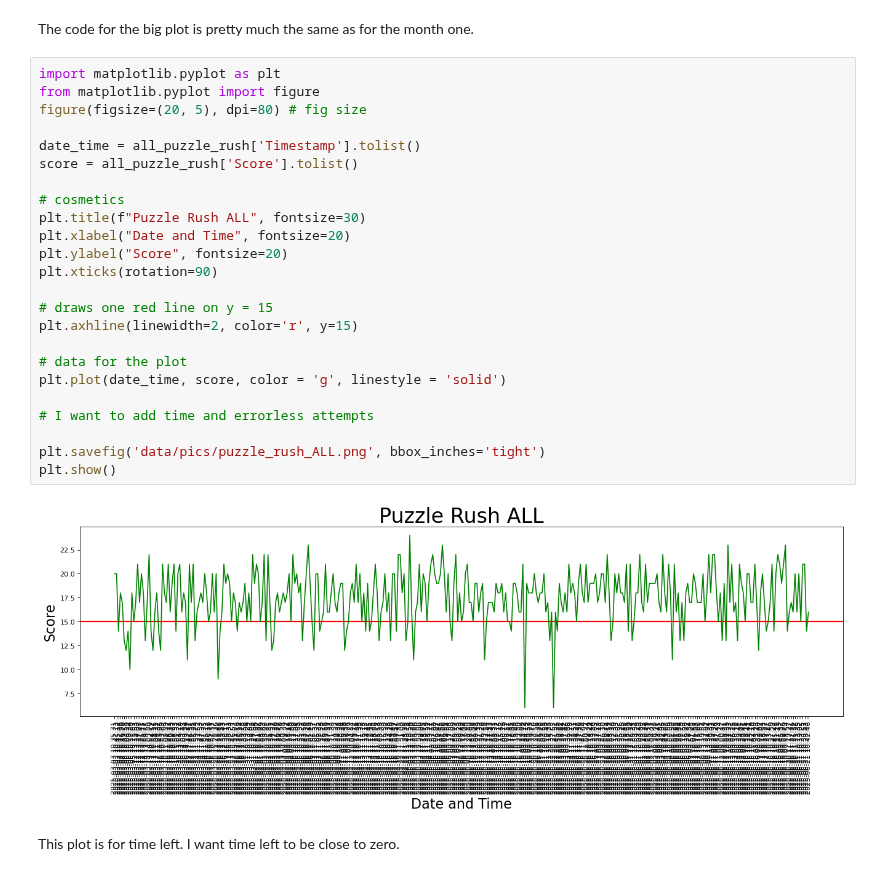
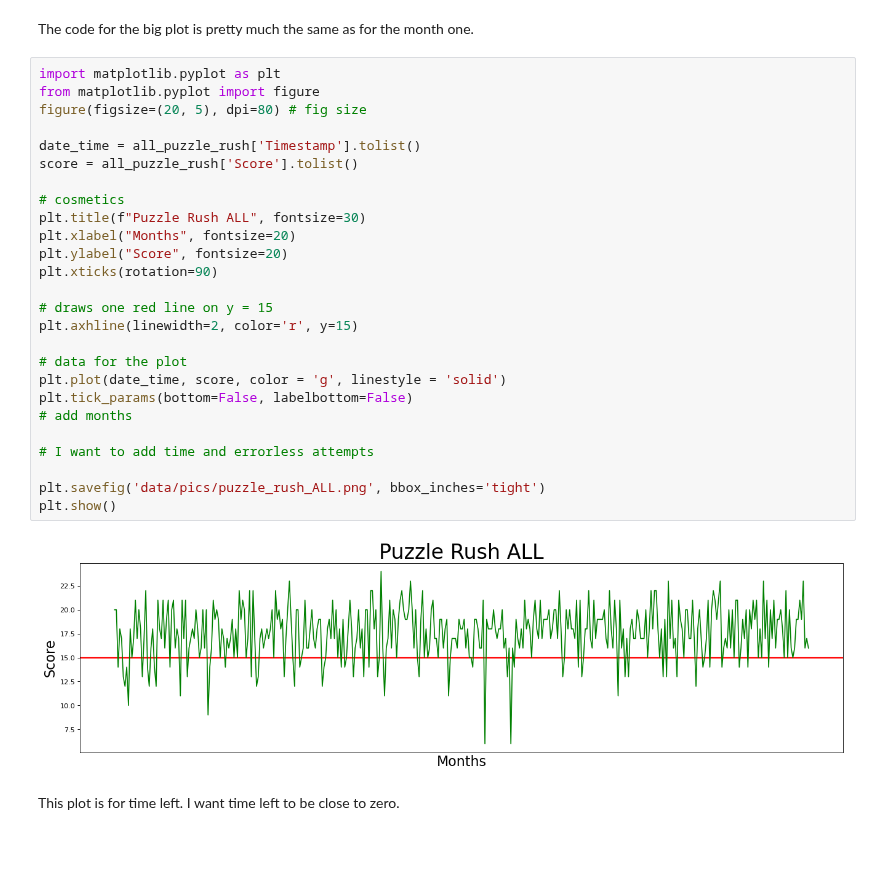
Before and after one commit to mariaonoeva/stat-repo, a Jupyter notebook: chess/puzzle-rush/total_stat_puzzle_rush.ipynb, the cells around one changed output. Drawn from its saved outputs; the diff is of its cells as text; blank space fills up the shorter version.

```diff
--- a/chess/puzzle-rush/total_stat_puzzle_rush.ipynb
+++ b/chess/puzzle-rush/total_stat_puzzle_rush.ipynb
@@ -94,29 +94,31 @@ The code for the big plot is pretty much the same as for the month one.
 # %%
 import matplotlib.pyplot as plt
 from matplotlib.pyplot import figure
 figure(figsize=(20, 5), dpi=80) # fig size
 
 date_time = all_puzzle_rush['Timestamp'].tolist()
 score = all_puzzle_rush['Score'].tolist()
 
 # cosmetics
 plt.title(f"Puzzle Rush ALL", fontsize=30)
-plt.xlabel("Date and Time", fontsize=20)
+plt.xlabel("Months", fontsize=20)
 plt.ylabel("Score", fontsize=20)
 plt.xticks(rotation=90)
 
 # draws one red line on y = 15
 plt.axhline(linewidth=2, color='r', y=15)
 
 # data for the plot
 plt.plot(date_time, score, color = 'g', linestyle = 'solid')
+plt.tick_params(bottom=False, labelbottom=False)
+# add months
 
 # I want to add time and errorless attempts
 
 plt.savefig('data/pics/puzzle_rush_ALL.png', bbox_inches='tight')
 plt.show()
 # %% [output]
-[figure, old version]
+[figure, new version]
 # %% [markdown]
 This plot is for time left. I want time left to be close to zero.
 # %%
```
Also changed, not shown: parts of 1 cell of this notebook, 4 other files.
